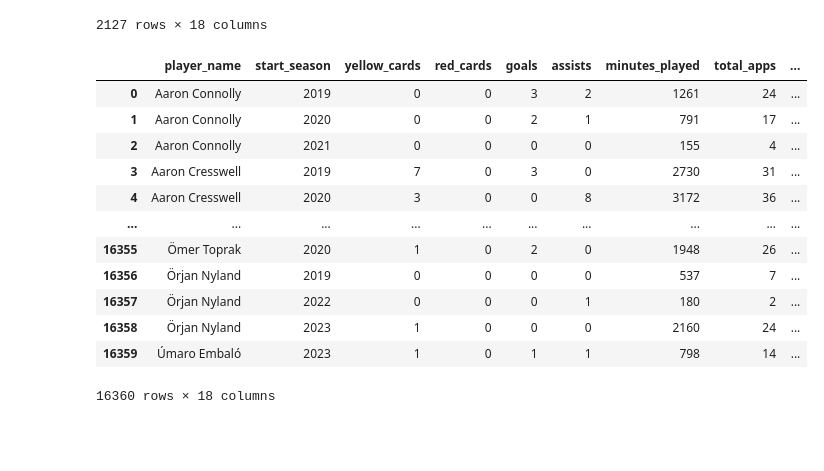
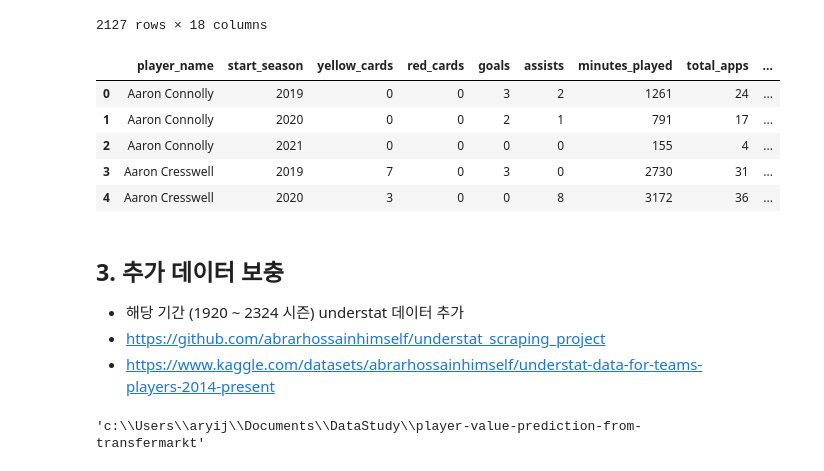
Before and after one commit to benidjor/player-value-prediction-from-transfermarkt, a Jupyter notebook: preprocessing.ipynb, the cells around one changed output. Drawn from its saved outputs; the diff is of its cells as text; code cells hidden in the pictures; blank space fills up the shorter version.

Commit message:
feat: understat 데이터 merge -ing

```diff
--- a/preprocessing.ipynb
+++ b/preprocessing.ipynb
@@ -28,8 +28,10 @@
 # %%
 import numpy as np
 import pandas as pd
+
 import matplotlib.pyplot as plt
 import seaborn as sns
+sns.set_style("ticks")
 %matplotlib inline
 
 import os
@@ -37,6 +39,14 @@ import os
 from datetime import datetime
 from datetime import timedelta
 import missingno as msno
+
+import warnings
+warnings.filterwarnings(action='ignore')
+
+pd.set_option("display.max_columns", None)
+
+plt.rc('font', family='NanumBarunGothic')
+plt.rcParams['axes.unicode_minus'] = False
 # %%
 # 상위 폴더 이동 → tm_data 폴더로 이동 (csv 파일 존재)
 os.chdir("../tm_data")
@@ -778,18 +777,11 @@ df_dropped[df_dropped.duplicated(keep=False)]
 df_dropped = df_dropped.drop_duplicates()
 df_dropped.reset_index(drop=True, inplace=True)
 # %%
-df_dropped
+df_dropped.head()
 # %% [output]
 |  | player_name | start_season | yellow_cards | red_cards | goals | assists | minutes_played | total_apps | ... |
 | 0 | Aaron Connolly | 2019 | 0 | 0 | 3 | 2 | 1261 | 24 | ... |
 | 1 | Aaron Connolly | 2020 | 0 | 0 | 2 | 1 | 791 | 17 | ... |
 | 2 | Aaron Connolly | 2021 | 0 | 0 | 0 | 0 | 155 | 4 | ... |
 | 3 | Aaron Cresswell | 2019 | 7 | 0 | 3 | 0 | 2730 | 31 | ... |
 | 4 | Aaron Cresswell | 2020 | 3 | 0 | 0 | 8 | 3172 | 36 | ... |
-| ... | ... | ... | ... | ... | ... | ... | ... | ... | ... |
-| 16355 | Ömer Toprak | 2020 | 1 | 0 | 2 | 0 | 1948 | 26 | ... |
-| 16356 | Örjan Nyland | 2019 | 0 | 0 | 0 | 0 | 537 | 7 | ... |
-| 16357 | Örjan Nyland | 2022 | 0 | 0 | 0 | 1 | 180 | 2 | ... |
-| 16358 | Örjan Nyland | 2023 | 1 | 0 | 0 | 0 | 2160 | 24 | ... |
-| 16359 | Úmaro Embaló | 2023 | 1 | 0 | 1 | 1 | 798 | 14 | ... |
-16360 rows × 18 columns
@@ -795,0 +791,9 @@ df_dropped
+# %% [markdown]
+## 3. 추가 데이터 보충
+- 해당 기간 (1920 ~ 2324 시즌) understat 데이터 추가
+- https://github.com/abrarhossainhimself/understat_scraping_project
+- https://www.kaggle.com/datasets/abrarhossainhimself/understat-data-for-teams-players-2014-present
+# %%
+os.getcwd()
+# %% [output]
+'c:\\Users\\aryij\\Documents\\DataStudy\\player-value-prediction-from-transfermarkt'
```
Also changed, not shown: parts of 39 cells of this notebook, 32 other files.
